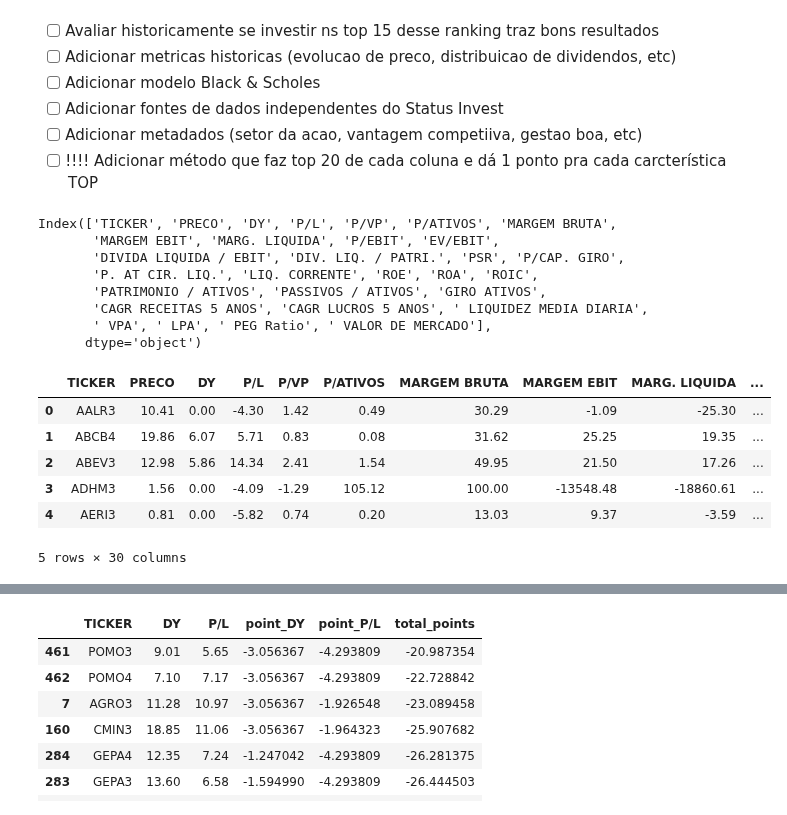
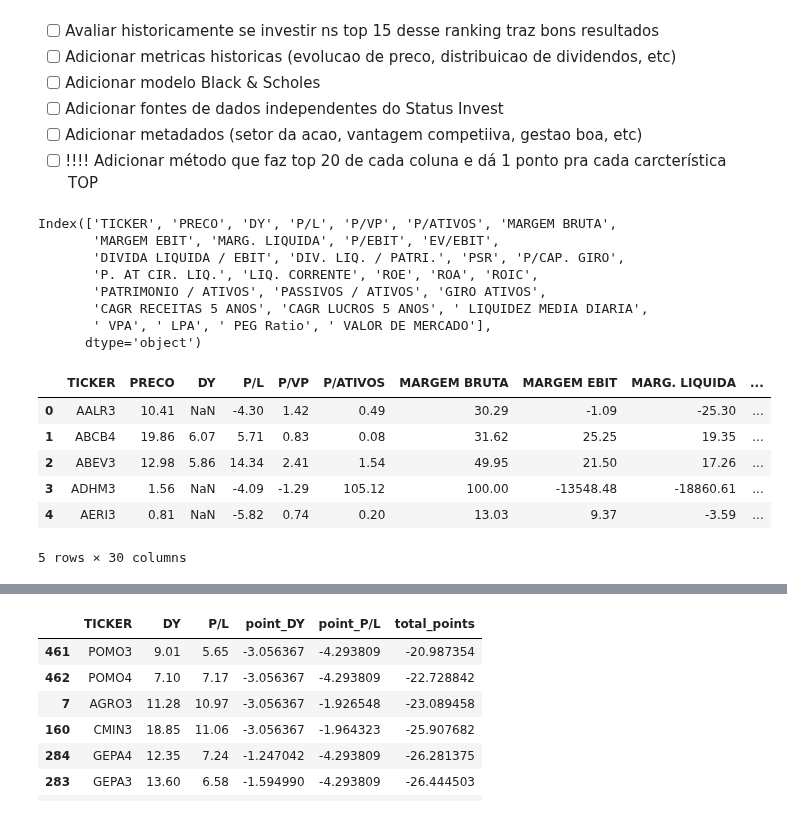
Before and after one commit to APF2000/data-analysis, a Jupyter notebook: status_invest/status_invest.ipynb, the cells around one changed output, grey strips where cells are left out. Saved outputs shown, nothing was run; the diff lists cells and outputs as text; code cells hidden in the pictures.

```diff
--- a/status_invest/status_invest.ipynb
+++ b/status_invest/status_invest.ipynb
@@ -13,23 +14,23 @@ import matplotlib.pyplot as plt
 - [ ] Adicionar metadados (setor da acao, vantagem competiiva, gestao boa, etc)
 - [ ] !!!! Adicionar método que faz top 20 de cada coluna e dá 1 ponto pra cada carcterística TOP
 # %%
-br_stocks = pd.read_csv("acoes_brasil.csv", sep=";", decimal=",", thousands='.').fillna(0)
+br_stocks = pd.read_csv("acoes_brasil.csv", sep=";", decimal=",", thousands='.') #.fillna(0)
 print(br_stocks.columns)
 # print(br_stocks.dtypes)
 br_stocks.head()
 # %% [output]
 Index(['TICKER', 'PRECO', 'DY', 'P/L', 'P/VP', 'P/ATIVOS', 'MARGEM BRUTA',
        'MARGEM EBIT', 'MARG. LIQUIDA', 'P/EBIT', 'EV/EBIT',
        'DIVIDA LIQUIDA / EBIT', 'DIV. LIQ. / PATRI.', 'PSR', 'P/CAP. GIRO',
        'P. AT CIR. LIQ.', 'LIQ. CORRENTE', 'ROE', 'ROA', 'ROIC',
        'PATRIMONIO / ATIVOS', 'PASSIVOS / ATIVOS', 'GIRO ATIVOS',
        'CAGR RECEITAS 5 ANOS', 'CAGR LUCROS 5 ANOS', ' LIQUIDEZ MEDIA DIARIA',
        ' VPA', ' LPA', ' PEG Ratio', ' VALOR DE MERCADO'],
       dtype='object')
 |  | TICKER | PRECO | DY | P/L | P/VP | P/ATIVOS | MARGEM BRUTA | MARGEM EBIT | MARG. LIQUIDA | ... |
-| 0 | AALR3 | 10.41 | 0.00 | -4.30 | 1.42 | 0.49 | 30.29 | -1.09 | -25.30 | ... |
+| 0 | AALR3 | 10.41 | NaN | -4.30 | 1.42 | 0.49 | 30.29 | -1.09 | -25.30 | ... |
 | 1 | ABCB4 | 19.86 | 6.07 | 5.71 | 0.83 | 0.08 | 31.62 | 25.25 | 19.35 | ... |
 | 2 | ABEV3 | 12.98 | 5.86 | 14.34 | 2.41 | 1.54 | 49.95 | 21.50 | 17.26 | ... |
-| 3 | ADHM3 | 1.56 | 0.00 | -4.09 | -1.29 | 105.12 | 100.00 | -13548.48 | -18860.61 | ... |
-| 4 | AERI3 | 0.81 | 0.00 | -5.82 | 0.74 | 0.20 | 13.03 | 9.37 | -3.59 | ... |
+| 3 | ADHM3 | 1.56 | NaN | -4.09 | -1.29 | 105.12 | 100.00 | -13548.48 | -18860.61 | ... |
+| 4 | AERI3 | 0.81 | NaN | -5.82 | 0.74 | 0.20 | 13.03 | 9.37 | -3.59 | ... |
 5 rows × 30 columns
```
Also changed, not shown: parts of 7 cells of this notebook, 1 other file.
